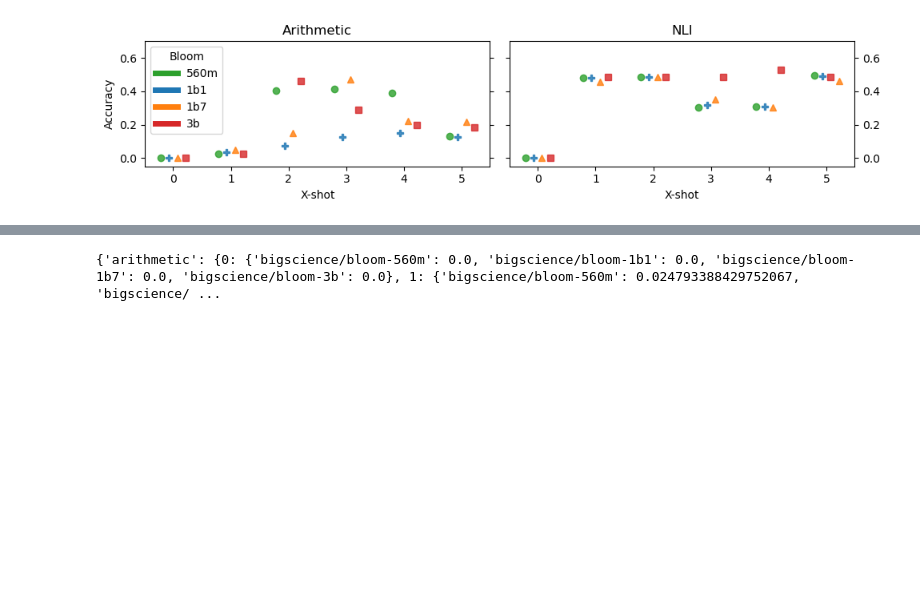
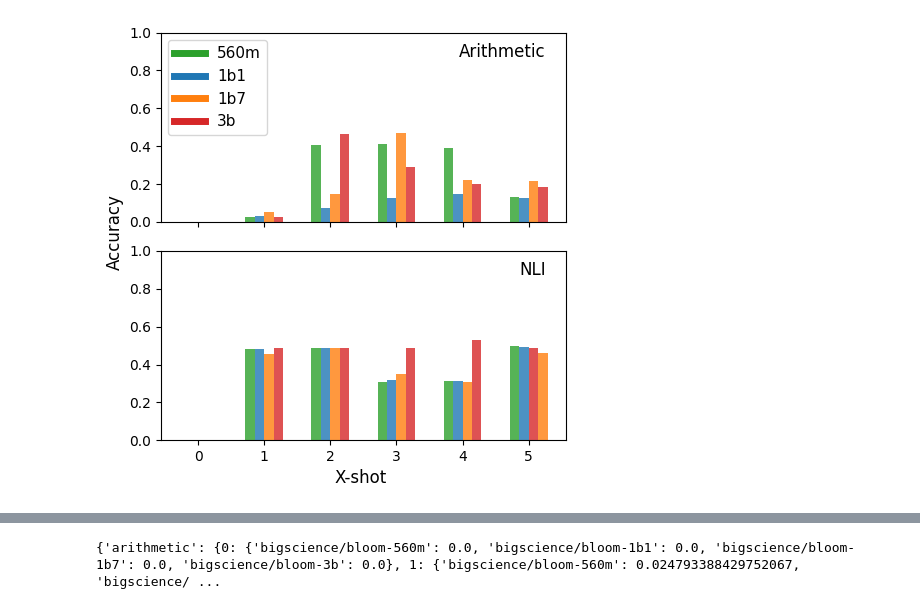
Before and after one commit to elidub/CoT, a Jupyter notebook: results.ipynb, the cells around one changed output, grey strips where cells are left out. Saved outputs shown, nothing was run; the diff lists cells and outputs as text; code cells hidden in the pictures; blank space fills up the shorter version.

Commit message:
update plots

```diff
--- a/results.ipynb
+++ b/results.ipynb
@@ -13,3 +14 @@ General settings
-# %%
-ylim = 0.7
 # %% [markdown]
@@ -47,10 +55,0 @@ cols = cols_step_out
-# %%
-data = {'arithmetic' : {}, 'presuppositions_as_nli' : {}}
-for k, col in cols.items():
-    df_mode_acc =  nshot_df[(nshot_df['n_shot'] == col['n_shot']) & (nshot_df['step_by_step'] == col['step_by_step']) & (nshot_df['no_explanation'] == col['no_explanation'])][['model_id',  'accuracy', 'dataset_name']]
-
-    for dataset_name in df_mode_acc['dataset_name'].unique():
-
-        a = df_mode_acc[df_mode_acc['dataset_name'] == dataset_name]
-
-        data[dataset_name][k] = df_mode_acc[df_mode_acc['dataset_name'] == dataset_name].set_index('model_id').to_dict()['accuracy']
@@ -56,0 +72,7 @@ for k, col in cols.items():
+# %%
+vals = lambda task, idx: np.array(list(cot_data[task][idx].values()))
+increase = lambda task, new_idx, old_idx: np.mean((vals(task, new_idx) - vals(task, old_idx) ) / vals(task, old_idx) * 100)
+
+# increases = np.array((increase(task, 1, 0), increase(task, 3, 2))) for task in list(cot_data.keys())]).flatten().round(0)
+
+increases = {task : (increase(task, 1, 0), increase(task, 3, 2)) for task in list(cot_data.keys())}
@@ -57,43 +81,58 @@ for k, col in cols.items():
 # %%
-l = 1
-l2 = 7
+def plot(data, cols, xlabel, ylim = 1., increases = None):
+    l = 1
+    l2 = 7
 
-x_ticks = np.arange(len(cols))*l2
+    x_ticks = np.array(list(cols.keys()))*l2
 
-colors = {'bigscience/bloom-560m':'tab:green', 'bigscience/bloom-1b1':'tab:blue', 'bigscience/bloom-1b7':'tab:orange', 'bigscience/bloom-3b':'tab:red'}
-shapes = {'bigscience/bloom-560m':'o', 'bigscience/bloom-1b1':'P', 'bigscience/bloom-1b7':'^', 'bigscience/bloom-3b':'s'}
-shift =  {0 : -1.5*l, 1: -l*0.5, 2: l*0.5, 3: 1.5*l}
-tasks = {'arithmetic' : 'Arithmetic', 'presuppositions_as_nli' : 'NLI'}
+    colors = {'bigscience/bloom-560m':'tab:green', 'bigscience/bloom-1b1':'tab:blue', 'bigscience/bloom-1b7':'tab:orange', 'bigscience/bloom-3b':'tab:red'}
+    shapes = {'bigscience/bloom-560m':'o', 'bigscience/bloom-1b1':'P', 'bigscience/bloom-1b7':'^', 'bigscience/bloom-3b':'s'}
+    shift =  {0 : -1.5*l, 1: -l*0.5, 2: l*0.5, 3: 1.5*l}
+    tasks = {'arithmetic' : 'Arithmetic', 'presuppositions_as_nli' : 'NLI'}
 
-handles = [
-    Line2D([0], [0], color=color, lw=5, label=label.split('-')[-1]) for label, color in colors.items()
-]
+    handles = [
+        Line2D([0], [0], color=color, lw=5, label=label.split('-')[-1]) for label, color in colors.items()
+    ]
 
-fig, axs = plt.subplots(1, len(data), figsize=(5*len(data), 2.5), sharey=True, sharex=True, tight_layout=True)
+    fig, axs = plt.subplots(len(data), 1, figsize=(5*len(data)/2, 2.5*2), sharey=True, sharex=True, tight_layout=True)
 
-for (task, data_task), ax in zip(data.items(), axs):
+    for (task, data_task), ax in zip(data.items(), axs):
+        task
 
-    for k, d in data_task.items():
-        vals = list(d.values())
-        keys = list(d.keys())
-        x = [k] * len(vals)
+        for k, d in data_task.items():
+            vals = list(d.values())
+            keys = list(d.keys())
+            x = [k] * len(vals)
 
-        for i, (val, key) in enumerate(zip(vals, keys)):
-            ax.plot(x_ticks[k] + shift[i], [val], marker = shapes[key] , color = colors[key], alpha=0.8)
-        # ax.scatter(x, vals, c = [colors[k] for k in keys], alpha=0.5)
+            for i, (val, key) in enumerate(zip(vals, keys)):
+                # ax.plot(x_ticks[k] + shift[i], [val], marker = shapes[key] , color = colors[key], alpha=0.8)
+                    ax.bar(x_ticks[k] + shift[i], [val] , width = 1., color = colors[key], alpha=0.8)
+            # ax.scatter(x, vals, c = [colors[k] for k in keys], alpha=0.5)
 
-    ax.set_xticks(x_ticks)
-    ax.set_xticklabels([v['desc'] for v in cols.values()])
-    ax.set_xlabel('X-shot')
-    ax.set_title(tasks[task])
-    ax.set_ylim([-0.05, ylim])
+        ax.set_xticks(x_ticks)
+        ax.set_xticklabels([v['desc'] for v in cols.values()])
+        # axs[1].set_xlabel('X-shot')
+        ax.set_title(tasks[task], y = 0.9, x = .95, ha = 'right', va = 'top')
+        ax.set_ylim([0, ylim])
 
-axs[0].set_ylabel('Accuracy')
-axs[0].legend(handles = handles, loc = 'upper left', title = 'Bloom')
-axs[0].tick_params(right = True)
-axs[1].tick_params(labelright = True, right = True)
+        if increases is not None:
+            for i, x in enumerate([1, 4]):
+                ax.text(x*l2, 0.2, f' + {increases[task][i]:.0f}%', va='center', ha='center', fontsize=12)
+                ax.arrow((x-0.5)*l2, 0.1, l2, 0, head_width = 0.05, head_length = 0.5, fc='k', ec='k')
 
-# fig.suptitle('Performance without CoT or finetuning')
-plt.show()
+    # axs[0].set_ylabel('Accuracy')
+    axs[0].legend(handles = handles, loc = 'upper left', ncol = 1, fontsize = 11)
+    # axs[0].tick_params(right = True)
+    # axs[1].tick_params(labelright = True, right = True)
+
+    # fig.suptitle('Performance without CoT or finetuning')
+    fig.supylabel('Accuracy', x = 0.05, y = 0.56)
+    fig.supxlabel(xlabel, y = 0.05, x = 0.56, ha = 'center', va = 'bottom')
+
+
+    plt.show()
+
+plot(abl_data, abl_cols, xlabel = 'X-shot')
+plot(cot_data, cot_cols, xlabel = '', increases=increases)
 # %% [output]
-[figure, old version]
+[figure, new version]
```
Also changed, not shown: parts of 16 cells of this notebook, 1 other file.
